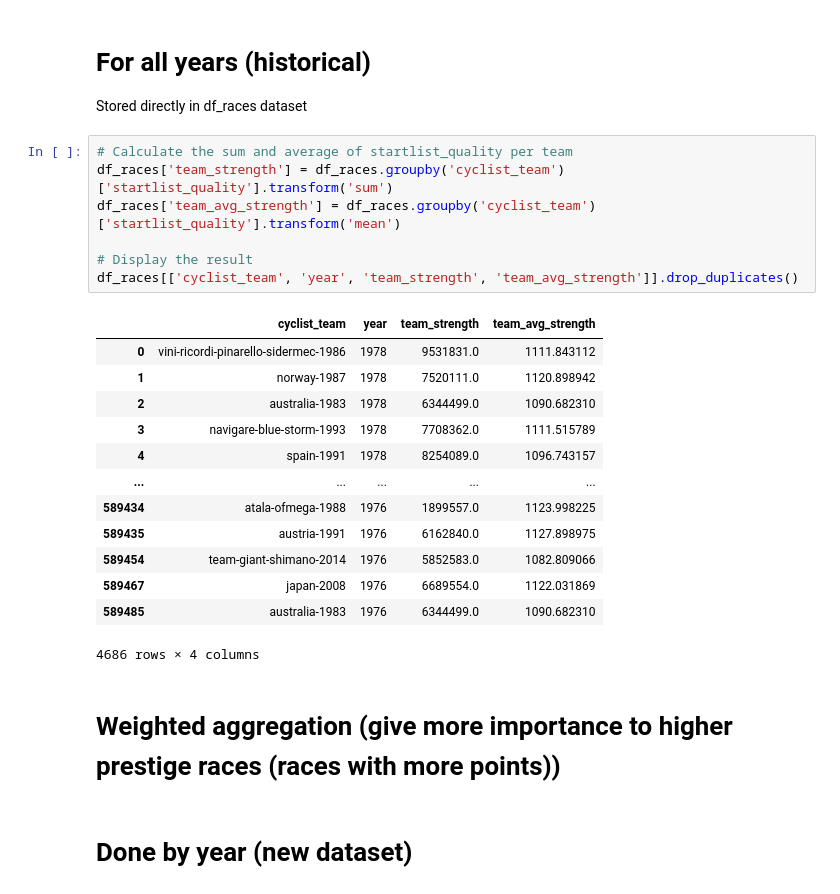
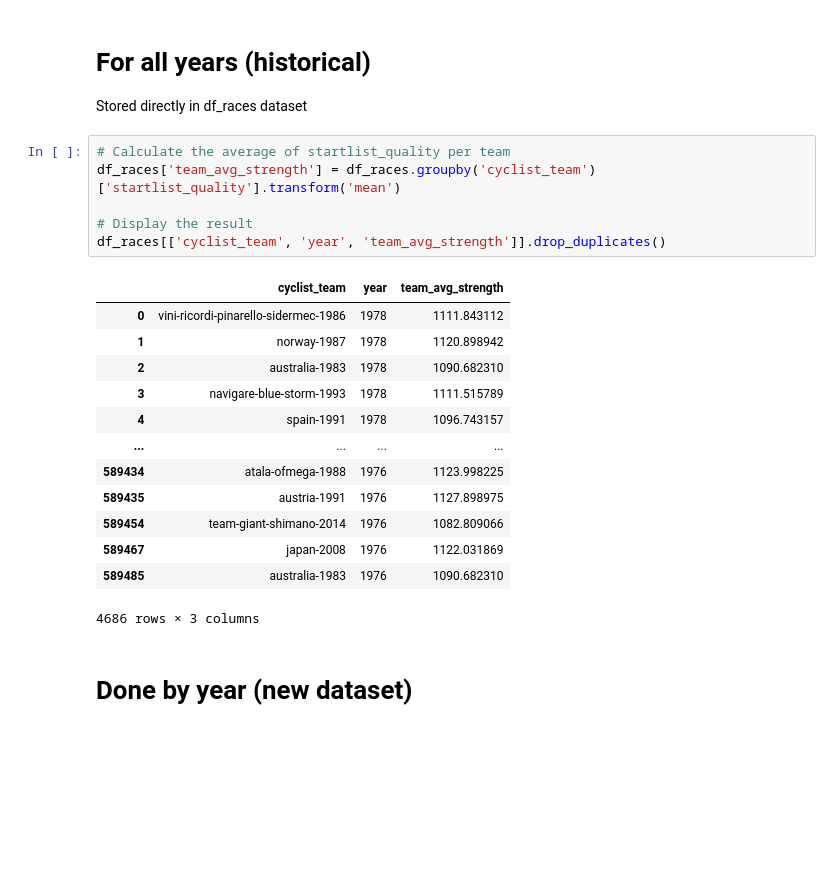
Before and after one commit to Dylan-Nico/Data-Mining-Cyclist-data, a Jupyter notebook: Feature_Enginering.ipynb, the cells around one changed output. Cells and saved outputs as stored; diff of their text form; blank space fills up the shorter version.

```diff
--- a/Feature_Enginering.ipynb
+++ b/Feature_Enginering.ipynb
@@ -228,28 +228,25 @@ Here, there are some teams called, for example, "sport-vlaanderen-baloise-2021".
 # For all years (historical)
 Stored directly in df_races dataset
 # %%
-# Calculate the sum and average of startlist_quality per team
-df_races['team_strength'] = df_races.groupby('cyclist_team')['startlist_quality'].transform('sum')
+# Calculate the average of startlist_quality per team
 df_races['team_avg_strength'] = df_races.groupby('cyclist_team')['startlist_quality'].transform('mean')
 
 # Display the result
-df_races[['cyclist_team', 'year', 'team_strength', 'team_avg_strength']].drop_duplicates()
+df_races[['cyclist_team', 'year', 'team_avg_strength']].drop_duplicates()
 # %% [output]
-|  | cyclist_team | year | team_strength | team_avg_strength |
-| 0 | vini-ricordi-pinarello-sidermec-1986 | 1978 | 9531831.0 | 1111.843112 |
-| 1 | norway-1987 | 1978 | 7520111.0 | 1120.898942 |
-| 2 | australia-1983 | 1978 | 6344499.0 | 1090.682310 |
-| 3 | navigare-blue-storm-1993 | 1978 | 7708362.0 | 1111.515789 |
-| 4 | spain-1991 | 1978 | 8254089.0 | 1096.743157 |
-| ... | ... | ... | ... | ... |
-| 589434 | atala-ofmega-1988 | 1976 | 1899557.0 | 1123.998225 |
-| 589435 | austria-1991 | 1976 | 6162840.0 | 1127.898975 |
-| 589454 | team-giant-shimano-2014 | 1976 | 5852583.0 | 1082.809066 |
-| 589467 | japan-2008 | 1976 | 6689554.0 | 1122.031869 |
-| 589485 | australia-1983 | 1976 | 6344499.0 | 1090.682310 |
+|  | cyclist_team | year | team_avg_strength |
+| 0 | vini-ricordi-pinarello-sidermec-1986 | 1978 | 1111.843112 |
+| 1 | norway-1987 | 1978 | 1120.898942 |
+| 2 | australia-1983 | 1978 | 1090.682310 |
+| 3 | navigare-blue-storm-1993 | 1978 | 1111.515789 |
+| 4 | spain-1991 | 1978 | 1096.743157 |
+| ... | ... | ... | ... |
+| 589434 | atala-ofmega-1988 | 1976 | 1123.998225 |
+| 589435 | austria-1991 | 1976 | 1127.898975 |
+| 589454 | team-giant-shimano-2014 | 1976 | 1082.809066 |
+| 589467 | japan-2008 | 1976 | 1122.031869 |
+| 589485 | australia-1983 | 1976 | 1090.682310 |
-4686 rows × 4 columns
+4686 rows × 3 columns
-# %% [markdown]
-# Weighted aggregation (give more importance to higher prestige races (races with more  points))
 # %% [markdown]
 # Done by year (new dataset)
 # %%
```
Also changed, not shown: parts of 14 cells of this notebook.
